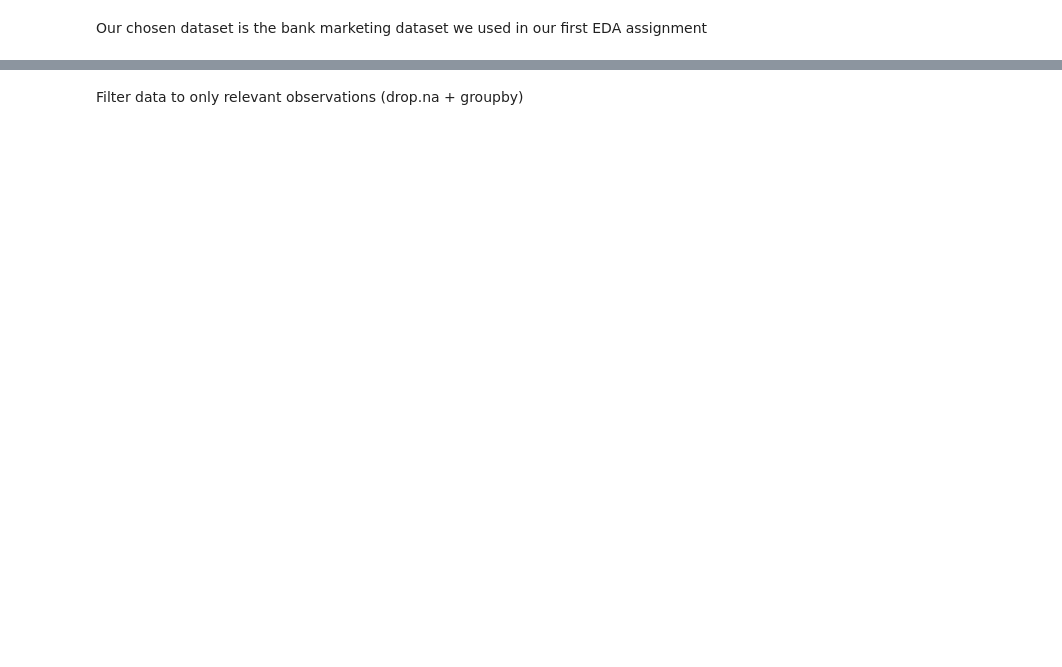
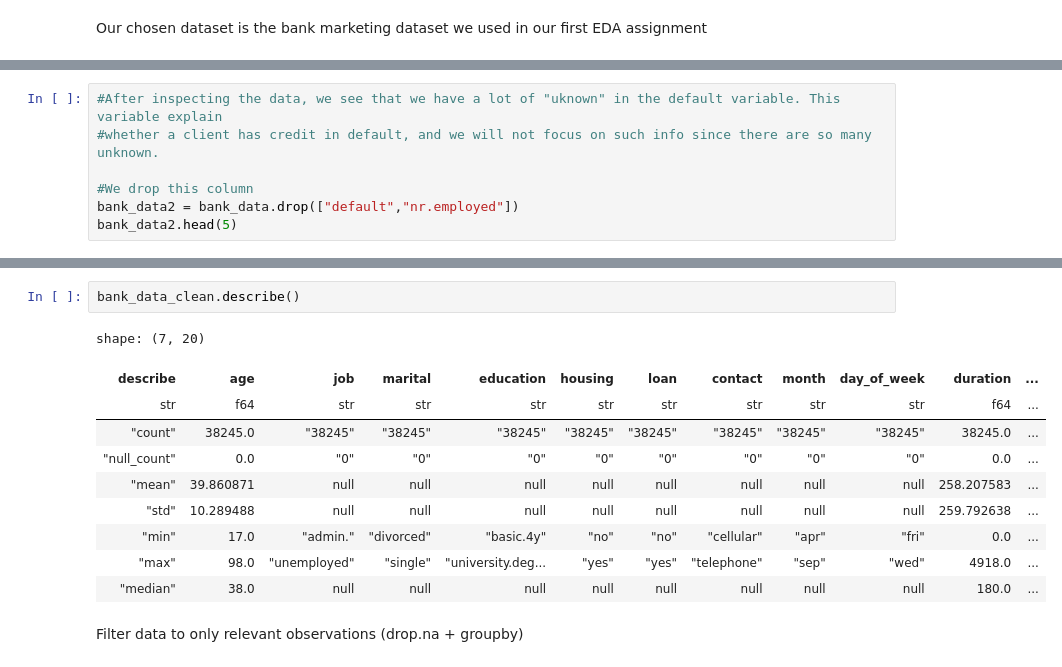
Before and after one commit to YasmineSarraj/MLOPS-assignments, a Jupyter notebook: Assignment_2/Polar.ipynb, the cells around one changed output, grey strips where cells are left out. Saved outputs shown, nothing was run; the diff lists cells and outputs as text; blank space fills up the shorter version.

```diff
--- a/Assignment_2/Polar.ipynb
+++ b/Assignment_2/Polar.ipynb
@@ -25,0 +106,7 @@ Basics EDA: Shape, data types and missing values
+# %%
+#After inspecting the data, we see that we have a lot of "uknown" in the default variable. This variable explain
+#whether a client has credit in default, and we will not focus on such info since there are so many unknown.
+
+#We drop this column
+bank_data2 = bank_data.drop(["default","nr.employed"])
+bank_data2.head(5)
@@ -26,2 +139,15 @@ Basics EDA: Shape, data types and missing values
+# %%
+bank_data_clean.describe()
+# %% [output]
+shape: (7, 20)
+| describe | age | job | marital | education | housing | loan | contact | month | day_of_week | duration | ... |
+| str | f64 | str | str | str | str | str | str | str | str | f64 | ... |
+| "count" | 38245.0 | "38245" | "38245" | "38245" | "38245" | "38245" | "38245" | "38245" | "38245" | 38245.0 | ... |
+| "null_count" | 0.0 | "0" | "0" | "0" | "0" | "0" | "0" | "0" | "0" | 0.0 | ... |
+| "mean" | 39.860871 | null | null | null | null | null | null | null | null | 258.207583 | ... |
+| "std" | 10.289488 | null | null | null | null | null | null | null | null | 259.792638 | ... |
+| "min" | 17.0 | "admin." | "divorced" | "basic.4y" | "no" | "no" | "cellular" | "apr" | "fri" | 0.0 | ... |
+| "max" | 98.0 | "unemployed" | "single" | "university.deg... | "yes" | "yes" | "telephone" | "sep" | "wed" | 4918.0 | ... |
+| "median" | 38.0 | null | null | null | null | null | null | null | null | 180.0 | ... |
 # %% [markdown]
 Filter data to only relevant observations (drop.na + groupby)
```
Also changed, not shown: parts of 19 cells of this notebook, 41 other files.
